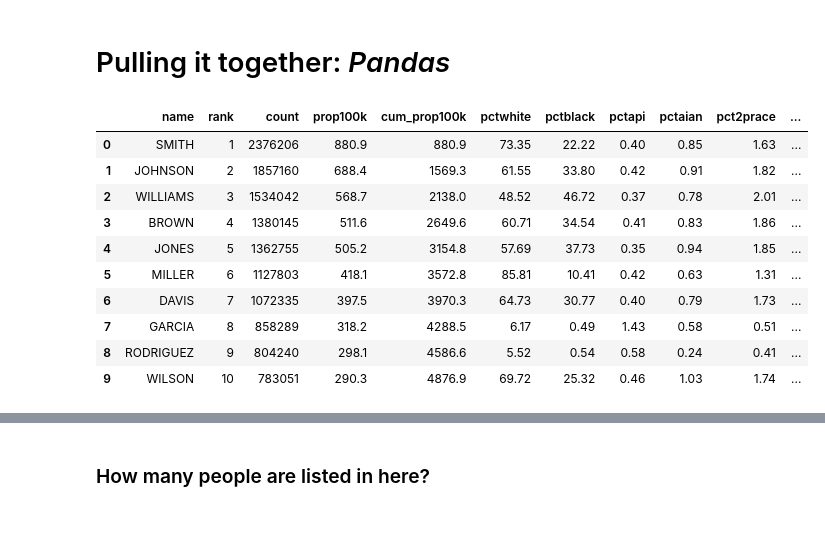
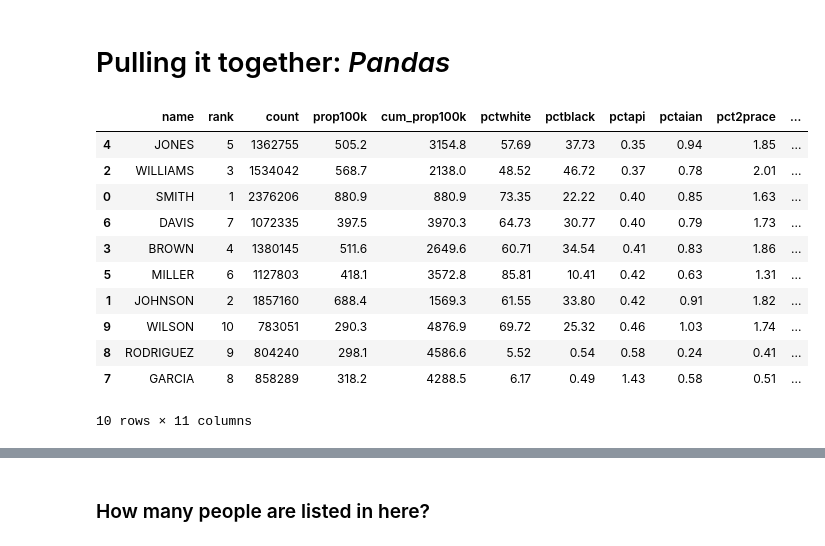
Before and after one commit to witoff/DataScienceTraining, a Jupyter notebook: 1. intro/intro.ipynb, the cells around one changed output, grey strips where cells are left out. Cells and saved outputs as stored; diff of their text form; code cells hidden in the pictures.

```diff
--- a/1. intro/intro.ipynb
+++ b/1. intro/intro.ipynb
@@ -238,19 +231,20 @@ data = zf.read('app_c.csv')
 # %%
 df = pd.read_csv(StringIO(data))
 # %%
-df.head(10)#.sort('pctapi')
+df.head(10).sort('pctapi')
 # %% [output]
 |  | name | rank | count | prop100k | cum_prop100k | pctwhite | pctblack | pctapi | pctaian | pct2prace | ... |
+| 4 | JONES | 5 | 1362755 | 505.2 | 3154.8 | 57.69 | 37.73 | 0.35 | 0.94 | 1.85 | ... |
+| 2 | WILLIAMS | 3 | 1534042 | 568.7 | 2138.0 | 48.52 | 46.72 | 0.37 | 0.78 | 2.01 | ... |
 | 0 | SMITH | 1 | 2376206 | 880.9 | 880.9 | 73.35 | 22.22 | 0.40 | 0.85 | 1.63 | ... |
+| 6 | DAVIS | 7 | 1072335 | 397.5 | 3970.3 | 64.73 | 30.77 | 0.40 | 0.79 | 1.73 | ... |
+| 3 | BROWN | 4 | 1380145 | 511.6 | 2649.6 | 60.71 | 34.54 | 0.41 | 0.83 | 1.86 | ... |
+| 5 | MILLER | 6 | 1127803 | 418.1 | 3572.8 | 85.81 | 10.41 | 0.42 | 0.63 | 1.31 | ... |
 | 1 | JOHNSON | 2 | 1857160 | 688.4 | 1569.3 | 61.55 | 33.80 | 0.42 | 0.91 | 1.82 | ... |
-| 2 | WILLIAMS | 3 | 1534042 | 568.7 | 2138.0 | 48.52 | 46.72 | 0.37 | 0.78 | 2.01 | ... |
-| 3 | BROWN | 4 | 1380145 | 511.6 | 2649.6 | 60.71 | 34.54 | 0.41 | 0.83 | 1.86 | ... |
-| 4 | JONES | 5 | 1362755 | 505.2 | 3154.8 | 57.69 | 37.73 | 0.35 | 0.94 | 1.85 | ... |
-| 5 | MILLER | 6 | 1127803 | 418.1 | 3572.8 | 85.81 | 10.41 | 0.42 | 0.63 | 1.31 | ... |
-| 6 | DAVIS | 7 | 1072335 | 397.5 | 3970.3 | 64.73 | 30.77 | 0.40 | 0.79 | 1.73 | ... |
+| 9 | WILSON | 10 | 783051 | 290.3 | 4876.9 | 69.72 | 25.32 | 0.46 | 1.03 | 1.74 | ... |
+| 8 | RODRIGUEZ | 9 | 804240 | 298.1 | 4586.6 | 5.52 | 0.54 | 0.58 | 0.24 | 0.41 | ... |
 | 7 | GARCIA | 8 | 858289 | 318.2 | 4288.5 | 6.17 | 0.49 | 1.43 | 0.58 | 0.51 | ... |
-| 8 | RODRIGUEZ | 9 | 804240 | 298.1 | 4586.6 | 5.52 | 0.54 | 0.58 | 0.24 | 0.41 | ... |
-| 9 | WILSON | 10 | 783051 | 290.3 | 4876.9 | 69.72 | 25.32 | 0.46 | 1.03 | 1.74 | ... |
+10 rows × 11 columns
 # %%
 df.describe()
 # %% [output]
```
Also changed, not shown: parts of 13 cells of this notebook, 8 other files.
